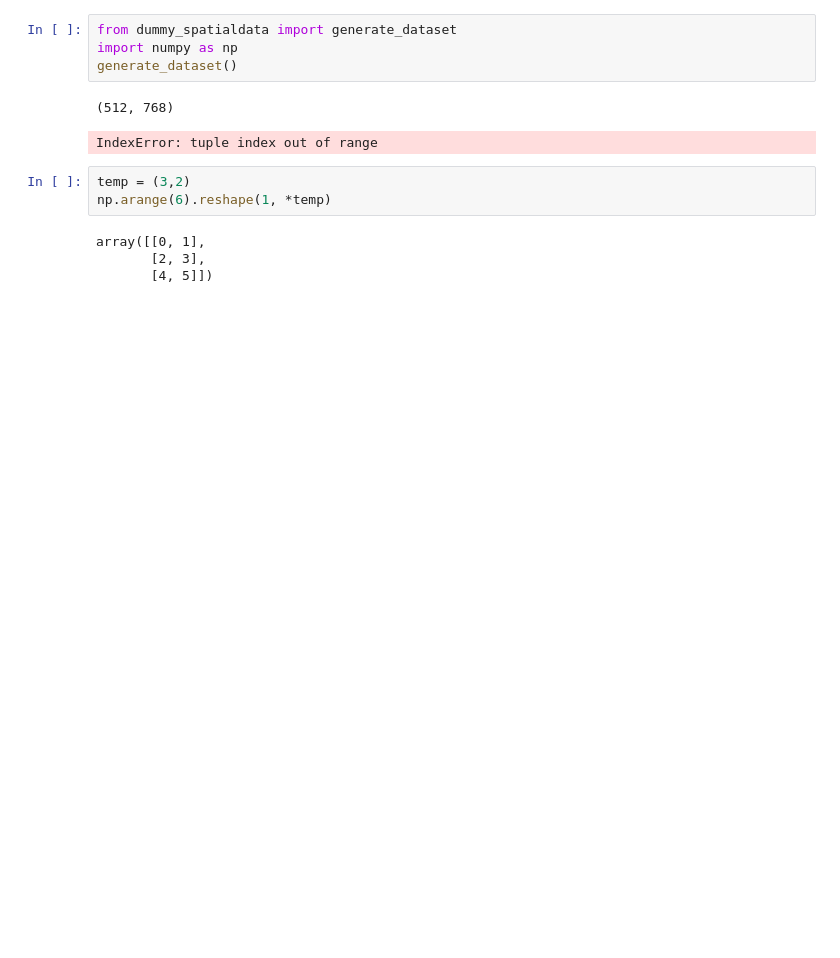
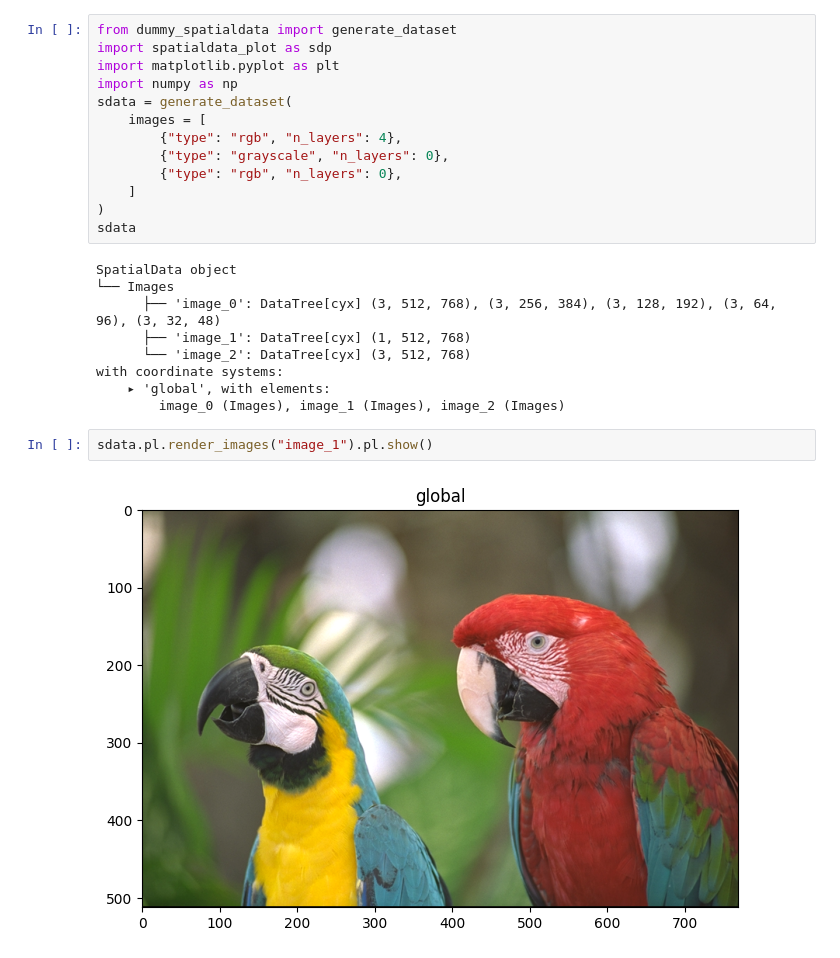
Before and after one commit to BIMSBbioinfo/dummy-spatialdata, a Jupyter notebook: docs/notebooks/main.ipynb, the cells around one changed output. Drawn from its saved outputs; the diff is of its cells as text; blank space fills up the shorter version.

Commit message:
multiple image support

```diff
--- a/docs/notebooks/main.ipynb
+++ b/docs/notebooks/main.ipynb
@@ -1,14 +1,26 @@
 # %%
 from dummy_spatialdata import generate_dataset
+import spatialdata_plot as sdp
+import matplotlib.pyplot as plt
 import numpy as np
-generate_dataset()
+sdata = generate_dataset(
+    images = [
+        {"type": "rgb", "n_layers": 4},
+        {"type": "grayscale", "n_layers": 0},
+        {"type": "rgb", "n_layers": 0},
+    ]
+)
+sdata
 # %% [output]
-(512, 768)
+SpatialData object
+└── Images
+      ├── 'image_0': DataTree[cyx] (3, 512, 768), (3, 256, 384), (3, 128, 192), (3, 64, 96), (3, 32, 48)
+      ├── 'image_1': DataTree[cyx] (1, 512, 768)
+      └── 'image_2': DataTree[cyx] (3, 512, 768)
+with coordinate systems:
+    ▸ 'global', with elements:
+        image_0 (Images), image_1 (Images), image_2 (Images)
-IndexError: tuple index out of range
-# %%
-temp = (3,2)
-np.arange(6).reshape(1, *temp)
-# %% [output]
-array([[0, 1],
-       [2, 3],
-       [4, 5]])
+# %%
+sdata.pl.render_images("image_1").pl.show()
+# %% [output]
+[figure, added]
```
Also changed, not shown: parts of 1 cell of this notebook, 5 other files.
